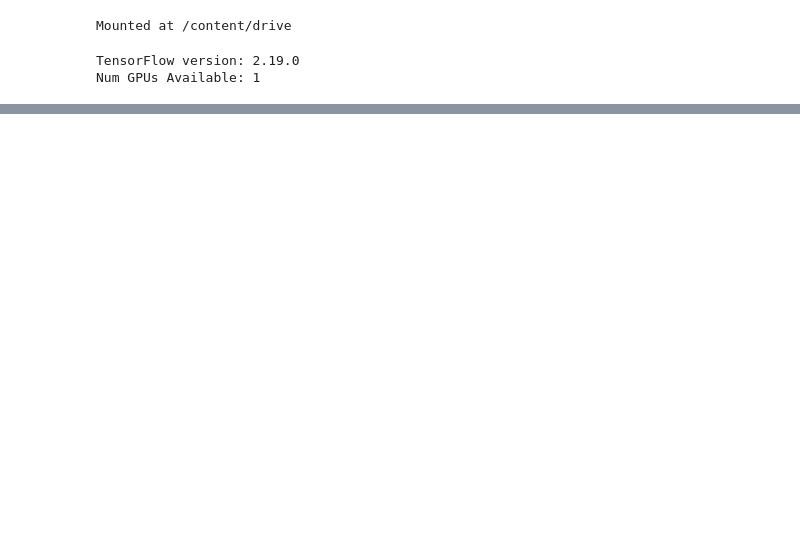
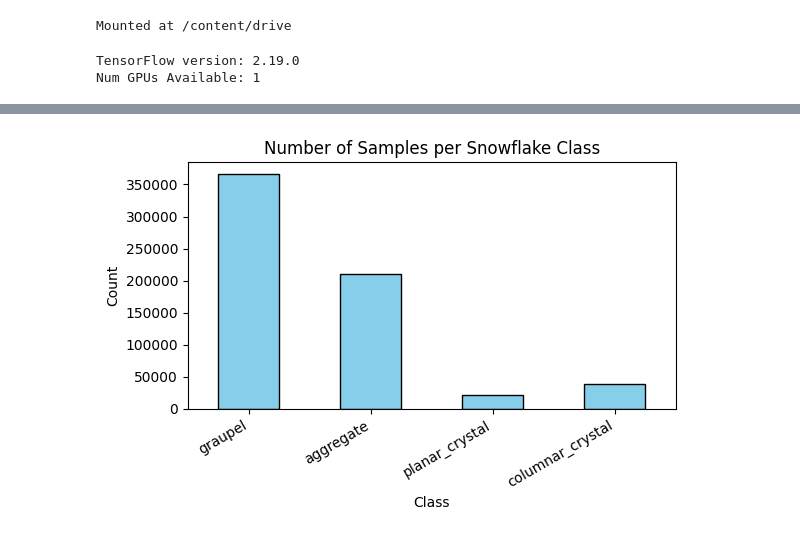
Before and after one commit to IshtiaqAli-GSU/snowflake-morphology-classifier, a Jupyter notebook: notebooks/data_prep.ipynb, the cells around one changed output, grey strips where cells are left out. Saved outputs shown, nothing was run; the diff lists cells and outputs as text; code cells hidden in the pictures; blank space fills up the shorter version.

Commit message:
Implemented preliminary data_prep.ipynb

```diff
--- a/notebooks/data_prep.ipynb
+++ b/notebooks/data_prep.ipynb
@@ -14,0 +144,24 @@ Num GPUs Available: 1
+# %%
+import pandas as pd
+import matplotlib.pyplot as plt
+
+# Load filtered metadata
+meta_path = "/content/drive/MyDrive/snowflake-morphology-classifier/data/metadata/filtered_labels.csv"
+df = pd.read_csv(meta_path)
+
+# Count how many samples per class
+counts = df["snowflake_class_name"].value_counts().reindex(
+    ["graupel", "aggregate", "planar_crystal", "columnar_crystal"]
+)
+
+# Plot
+plt.figure(figsize=(6,4))
+counts.plot(kind="bar", color="skyblue", edgecolor="black")
+plt.title("Number of Samples per Snowflake Class")
+plt.xlabel("Class")
+plt.ylabel("Count")
+plt.xticks(rotation=30, ha="right")
+plt.tight_layout()
+plt.show()
+# %% [output]
+[figure, added]
```
Also changed, not shown: parts of 8 cells of this notebook.
